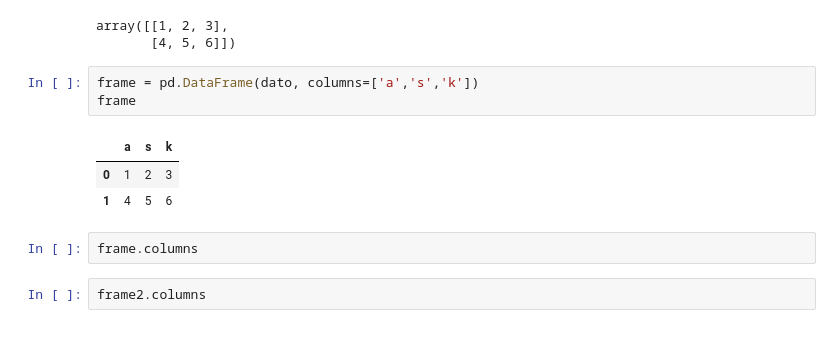
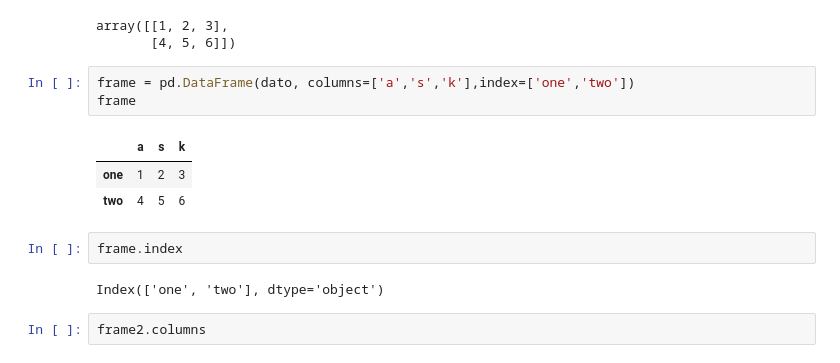
Before and after one commit to Rdm-Nico/BDTA, a Jupyter notebook: Essentials/3a_Pandas_basic.ipynb, the cells around one changed output. Saved outputs shown, nothing was run; the diff lists cells and outputs as text.

```diff
--- a/Essentials/3a_Pandas_basic.ipynb
+++ b/Essentials/3a_Pandas_basic.ipynb
@@ -430,14 +428,16 @@ dato
 array([[1, 2, 3],
        [4, 5, 6]])
 # %%
-frame = pd.DataFrame(dato, columns=['a','s','k'])
+frame = pd.DataFrame(dato, columns=['a','s','k'],index=['one','two'])
 frame
 # %% [output]
 |  | a | s | k |
-| 0 | 1 | 2 | 3 |
-| 1 | 4 | 5 | 6 |
+| one | 1 | 2 | 3 |
+| two | 4 | 5 | 6 |
 # %%
-frame.columns
+frame.index
+# %% [output]
+Index(['one', 'two'], dtype='object')
 # %%
 frame2.columns
 # %% [output]
```
Also changed, not shown: parts of 10 cells of this notebook, 2 other files.
